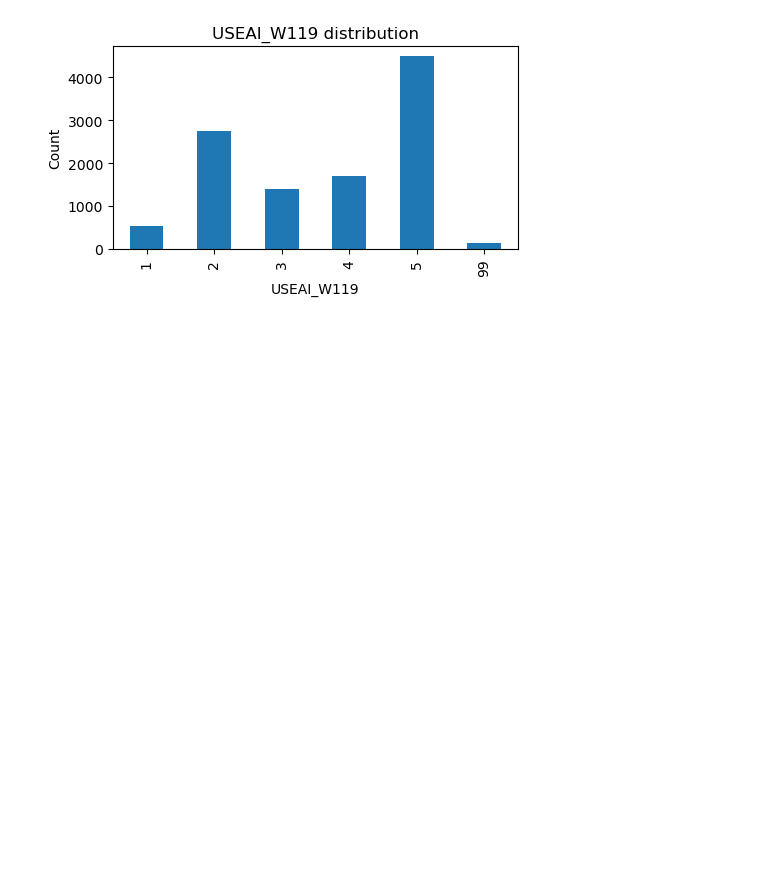
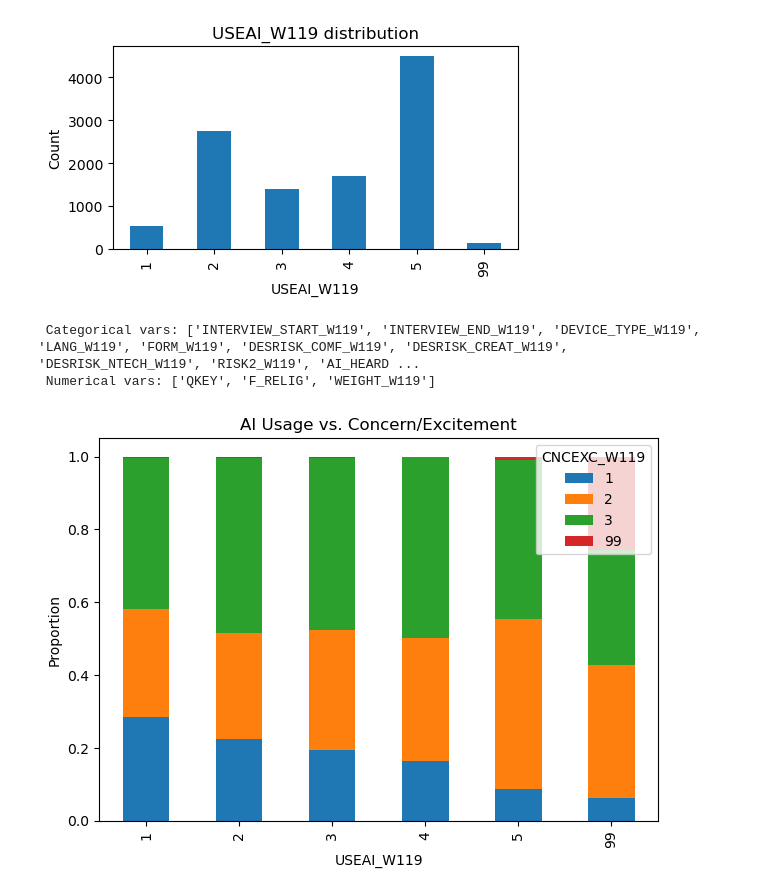
Before and after one commit to 57662584/MMAI5000_group_14_project, a Jupyter notebook: 5000 group project.ipynb, the cells around one changed output. Drawn from its saved outputs; the diff is of its cells as text; code cells hidden in the pictures; blank space fills up the shorter version.

```diff
--- a/5000 group project.ipynb
+++ b/5000 group project.ipynb
@@ -601,3 +601,31 @@ None
 [figure]
 [figure]
 [figure]
+# %%
+def infer_var_types(df, threshold=10):
+    cat_vars = []
+    num_vars = []
+    for col in df.columns:
+        if df[col].dtype == 'object':
+            cat_vars.append(col)
+        elif df[col].nunique() <= threshold:
+            cat_vars.append(col)
+        else:
+            num_vars.append(col)
+    return cat_vars, num_vars
+
+cat_vars, num_vars = infer_var_types(df)
+print(" Categorical vars:", cat_vars[:10])
+print(" Numerical vars:", num_vars[:10])
+# %% [output]
+ Categorical vars: ['INTERVIEW_START_W119', 'INTERVIEW_END_W119', 'DEVICE_TYPE_W119', 'LANG_W119', 'FORM_W119', 'DESRISK_COMF_W119', 'DESRISK_CREAT_W119', 'DESRISK_NTECH_W119', 'RISK2_W119', 'AI_HEARD ...
+ Numerical vars: ['QKEY', 'F_RELIG', 'WEIGHT_W119']
+# %%
+
+pd.crosstab(df['USEAI_W119'], df['CNCEXC_W119'], normalize='index').plot(kind='bar', stacked=True)
+plt.title('AI Usage vs. Concern/Excitement')
+plt.ylabel('Proportion')
+plt.tight_layout()
+plt.show()
+# %% [output]
+[figure, added]
```
Also changed, not shown: parts of 1 cell of this notebook.
